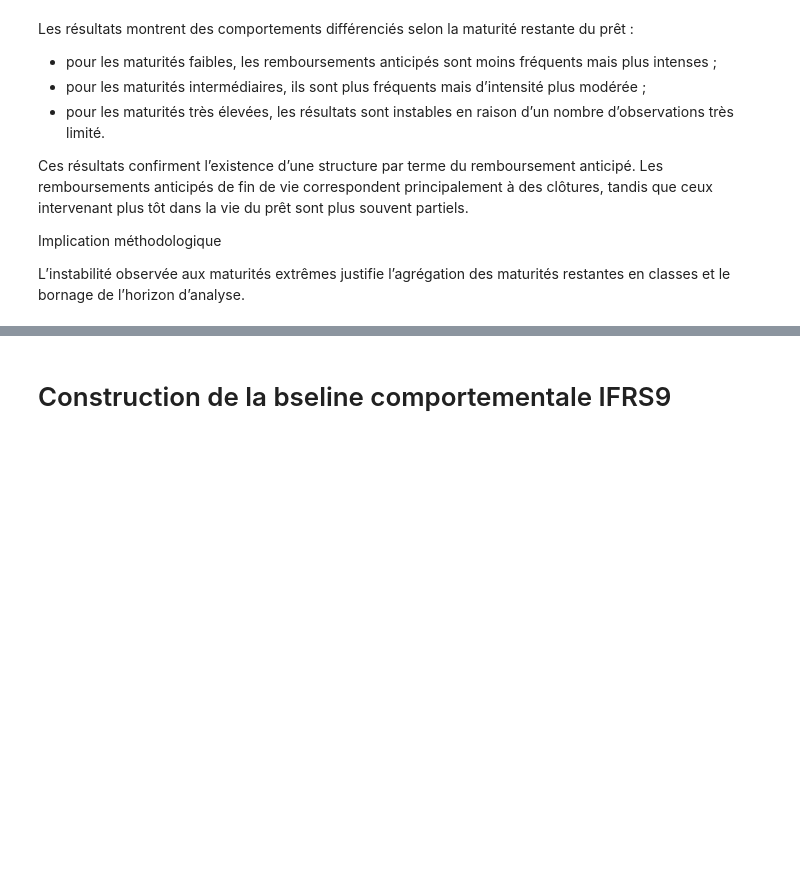
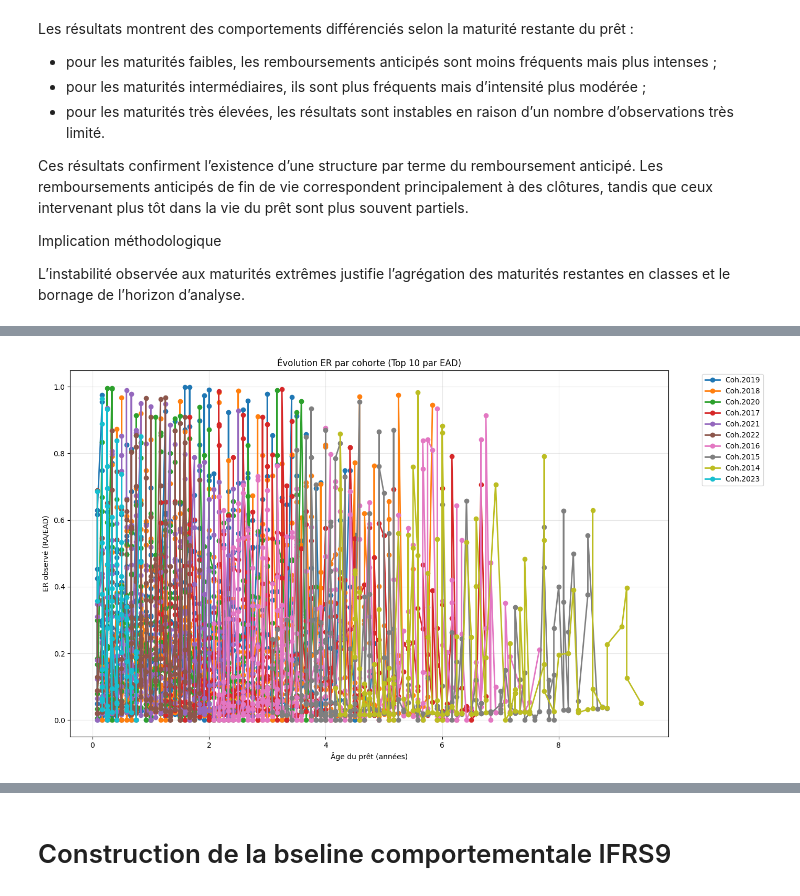
Before and after one commit to Endoresuu/PFE, a Jupyter notebook: reprise.ipynb, the cells around one changed output, grey strips where cells are left out. Drawn from its saved outputs; the diff is of its cells as text; code cells hidden in the pictures; blank space fills up the shorter version.

```diff
--- a/reprise.ipynb
+++ b/reprise.ipynb
@@ -502,0 +746,23 @@ L’instabilité observée aux maturités extrêmes justifie l’agrégation des
+# %%
+import matplotlib.pyplot as plt
+
+plt.figure(figsize=(14, 8))
+
+# Top 10 cohortes par EAD total
+top_cohortes = er_cohorte.groupby('COHORTE')['EAD_sum'].sum().nlargest(10).index
+
+for coh in top_cohortes:
+    coh_data = er_cohorte[er_cohorte['COHORTE'] == coh].sort_values('AGE_MOIS')
+    if len(coh_data) > 1:
+        plt.plot(coh_data['AGE_MOIS']/12, coh_data['ER_obs'],
+                label=f'Coh.{coh}', marker='o', linewidth=2)
+
+plt.xlabel('Âge du prêt (années)')
+plt.ylabel('ER observé (RA/EAD)')
+plt.title('Évolution ER par cohorte (Top 10 par EAD)')
+plt.legend(bbox_to_anchor=(1.05, 1), loc='upper left')
+plt.grid(True, alpha=0.3)
+plt.tight_layout()
+plt.show()
+# %% [output]
+[figure, added]
```
Also changed, not shown: parts of 30 cells of this notebook, 6 other files.
